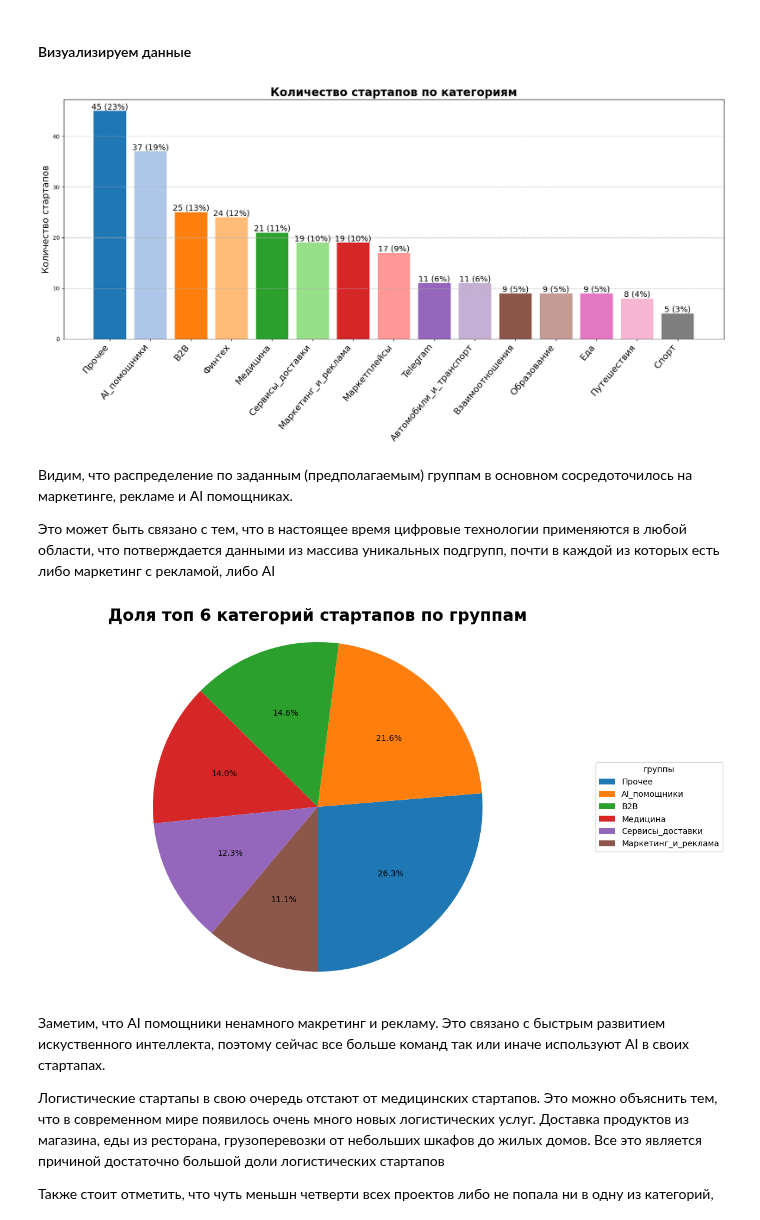
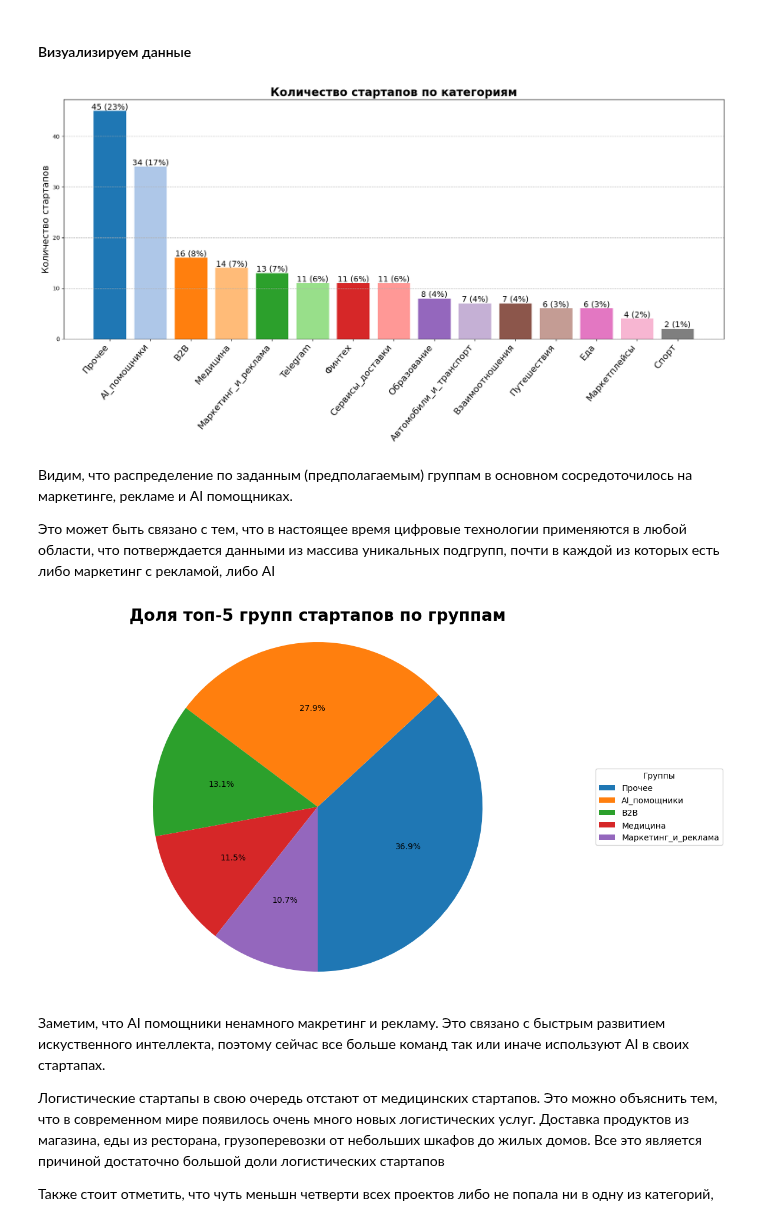
Before and after one commit to panchill/Startup-analytics, a Jupyter notebook: Startup_analytics.ipynb, the cells around one changed output. Saved outputs shown, nothing was run; the diff lists cells and outputs as text; code cells hidden in the pictures.

Commit message:
Исправлены функции вывода категорий

```diff
--- a/Startup_analytics.ipynb
+++ b/Startup_analytics.ipynb
@@ -67,26 +67,25 @@ keywords = {
     'Маркетплейсы' : ['маркетплейс'],
 }
 def categorize(description):
-    matched_categories = set()  # Используем множество для уникальных категорий
     matched_words = {category: [] for category in keywords}  # Словарь для хранения всех ключевых слов по категориям
     words_in_description = description.lower().split()  # Разбиваем описание на слова
     for category, words in keywords.items():
         for word in words_in_description:
             for keyword in words:
                 if word.startswith(keyword):
-                    matched_categories.add(category)
                     if keyword not in matched_words[category]:
                         matched_words[category].append(keyword)
-                    break
-    return ', '.join(matched_categories) if matched_categories else 'Прочее', matched_words
+                    return category, matched_words  # Возвращаем первую найденную категорию
+    return 'Прочее', matched_words  # Если категории не найдены
+
 def categorize_with_words(description):
-    categories, words = categorize(description)
-    # Формируем строку из всех ключевых слов для каждой категории
-    all_keywords = []
-    for category in categories.split(', '):
-        all_keywords.extend(words.get(category, []))
+    category, words = categorize(description)
+    # Формируем строку из всех ключевых слов для найденной категории
+    all_keywords = words.get(category, [])
     keywords_str = ', '.join(all_keywords)
-    return pd.Series([categories, keywords_str])
+    return pd.Series([category, keywords_str])
+
+# Применяем обновлённую функцию к DataFrame
 df[['Категория', 'Ключевые слова']] = df['Описание'].apply(categorize_with_words)
 # %% [markdown]
 
@@ -164,8 +197,8 @@ subcategory_counts_df = count_subcategory_occurrences(df, subcategories_list)
 # %% [markdown]
 #### Визуализируем данные
 # %%
-category_labels = list(subcategory_counts_df['Категория'])
-category_counts = list(subcategory_counts_df['Количество'])
+category_labels = subcategory_counts_df['Категория']
+category_counts = subcategory_counts_df['Количество']
 colors = plt.get_cmap('tab20').colors
 total_counts = df.shape[0]
 plt.figure(figsize=(17, 9))
@@ -194,7 +227,7 @@ for bar, count in zip(bars, category_counts):
     )
 plt.show()
 # %% [output]
-[figure, old version]
+[figure, new version]
 # %% [markdown]
 
 
@@ -202,35 +235,44 @@ plt.show()
 
 Это может быть связано с тем, что в настоящее время цифровые технологии применяются в любой области, что потверждается данными из массива уникальных подгрупп, почти в каждой из которых есть либо маркетинг с рекламой, либо AI
 # %%
+# Список категорий, которые нужно отобразить
+categories_to_display = ['AI_помощники', 'B2B', 'Медицина', 'Маркетинг_и_реклама', 'Прочее']  # Замените на нужные категории
 
-merge_to_other = ['Спорт', 'Еда', 'Путешествия', 'Маркетплейсы', 'Telegram', 'Взаимоотношения', 'Образование', 'Финтех', 'Автомобили_и_транспорт']
-category_labels = list(subcategory_counts_df['Категория'])
-category_counts = list(subcategory_counts_df['Количество'])
-other_count = 0
-for label, count in zip(category_labels, category_counts):
-    if label in merge_to_other:
-        other_count += count
-category_labels = [label for label in category_labels if label not in merge_to_other]
-category_counts = [count for label, count in zip(category_labels, category_counts) if label not in merge_to_other]
+# Получаем категории и количество из DataFrame (как Series)
+category_labels = subcategory_counts_df['Категория']
+category_counts = subcategory_counts_df['Количество']
+
+# Фильтруем данные по категориям, которые нужно отобразить
+filtered_df = subcategory_counts_df[subcategory_counts_df['Категория'].isin(categories_to_display)]
+
+# Обновляем переменные с отфильтрованными данными
+filtered_labels = filtered_df['Категория']
+filtered_counts = filtered_df['Количество']
+
+# Настраиваем цвета для диаграммы
 colors = plt.get_cmap('tab10').colors
+
+# Создаём диаграмму
 plt.figure(figsize=(12, 8))
 plt.pie(
-    category_counts,
+    filtered_counts,
     autopct='%1.1f%%',
-    colors=colors[:len(category_labels)],
+    colors=colors[:len(filtered_labels)],
     startangle=-90
 )
+
+# Добавляем легенду и настраиваем оформление
 plt.legend(
-    category_labels,
-    title="группы",
+    filtered_labels,
+    title="Группы",
     loc="center left",
     bbox_to_anchor=(1, 0, 0.5, 1)
 )
-plt.title('Доля топ 6 категорий стартапов по группам', fontsize=20, fontweight='bold')
+plt.title('Доля топ-5 групп стартапов по группам', fontsize=20, fontweight='bold')
 plt.axis('equal')  # Оформление диаграммы в круг
 plt.show()
 # %% [output]
-[figure, old version]
+[figure, new version]
 # %% [markdown]
 
 
```
Also changed, not shown: parts of 4 cells of this notebook.
